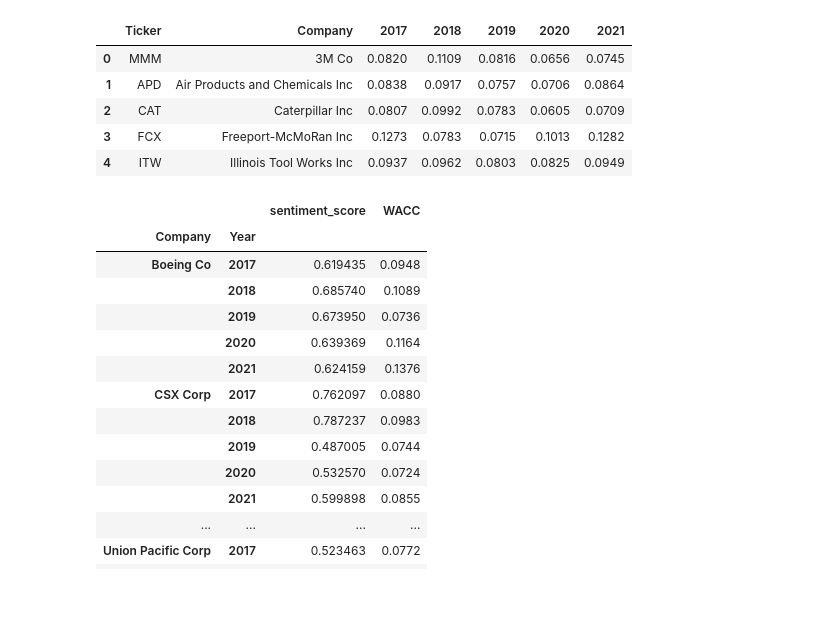
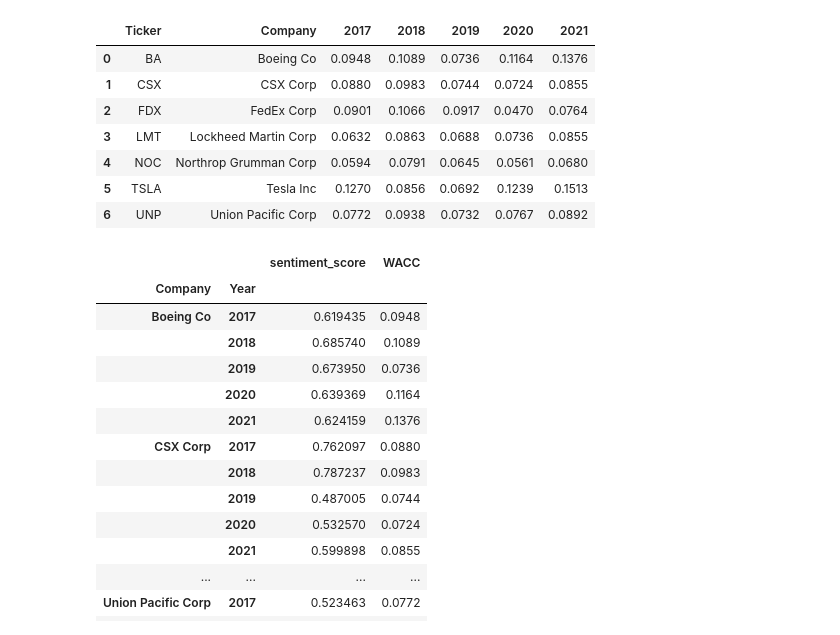
Before and after one commit to Muideen-Abubakar/Dissertation, a Jupyter notebook: Dissertation_Code_pt2.ipynb, the cells around one changed output. Saved outputs shown, nothing was run; the diff lists cells and outputs as text; code cells hidden in the pictures; blank space fills up the shorter version.

```diff
--- a/Dissertation_Code_pt2.ipynb
+++ b/Dissertation_Code_pt2.ipynb
@@ -133,15 +133,17 @@ energy_wacc = energy_wacc.sort_values('Company', ascending = True, ignore_index
 industrials_wacc = industrials_wacc.sort_values('Company', ascending = True, ignore_index = True)
 realestate_wacc = realestate_wacc.sort_values('Company', ascending = True, ignore_index = True)
 transport_wacc = transport_wacc.sort_values('Company', ascending = True, ignore_index = True)
-# %%
-industrials_wacc
-# %% [output]
-|  | Ticker | Company | 2017 | 2018 | 2019 | 2020 | 2021 |
-| 0 | MMM | 3M Co | 0.0820 | 0.1109 | 0.0816 | 0.0656 | 0.0745 |
-| 1 | APD | Air Products and Chemicals Inc | 0.0838 | 0.0917 | 0.0757 | 0.0706 | 0.0864 |
-| 2 | CAT | Caterpillar Inc | 0.0807 | 0.0992 | 0.0783 | 0.0605 | 0.0709 |
-| 3 | FCX | Freeport-McMoRan Inc | 0.1273 | 0.0783 | 0.0715 | 0.1013 | 0.1282 |
-| 4 | ITW | Illinois Tool Works Inc | 0.0937 | 0.0962 | 0.0803 | 0.0825 | 0.0949 |
+# %%
+transport_wacc
+# %% [output]
+|  | Ticker | Company | 2017 | 2018 | 2019 | 2020 | 2021 |
+| 0 | BA | Boeing Co | 0.0948 | 0.1089 | 0.0736 | 0.1164 | 0.1376 |
+| 1 | CSX | CSX Corp | 0.0880 | 0.0983 | 0.0744 | 0.0724 | 0.0855 |
+| 2 | FDX | FedEx Corp | 0.0901 | 0.1066 | 0.0917 | 0.0470 | 0.0764 |
+| 3 | LMT | Lockheed Martin Corp | 0.0632 | 0.0863 | 0.0688 | 0.0736 | 0.0855 |
+| 4 | NOC | Northrop Grumman Corp | 0.0594 | 0.0791 | 0.0645 | 0.0561 | 0.0680 |
+| 5 | TSLA | Tesla Inc | 0.1270 | 0.0856 | 0.0692 | 0.1239 | 0.1513 |
+| 6 | UNP | Union Pacific Corp | 0.0772 | 0.0938 | 0.0732 | 0.0767 | 0.0892 |
 # %%
 #Convert the wacc to lists
 agric_wacc_list = agric_wacc.loc[:,2017:2021].values.flatten()
```
Also changed, not shown: parts of 4 cells of this notebook.
